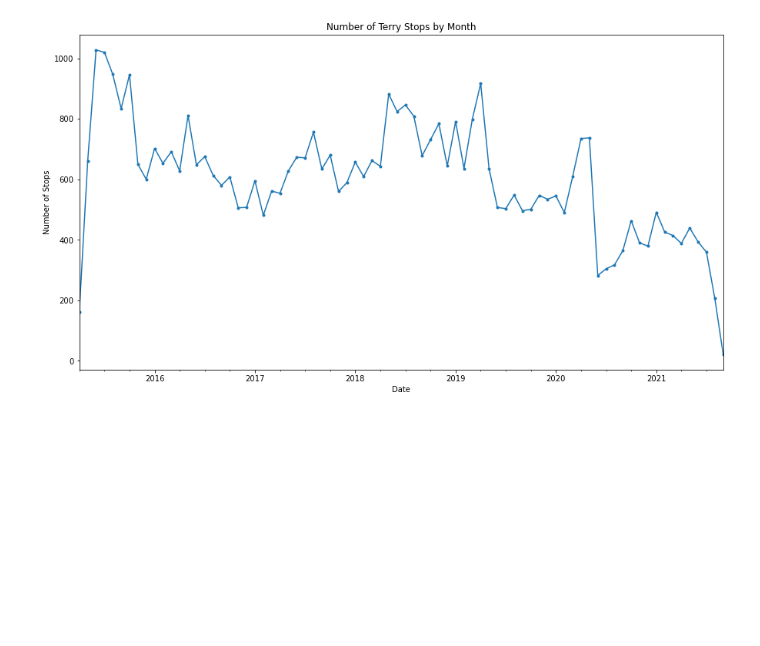
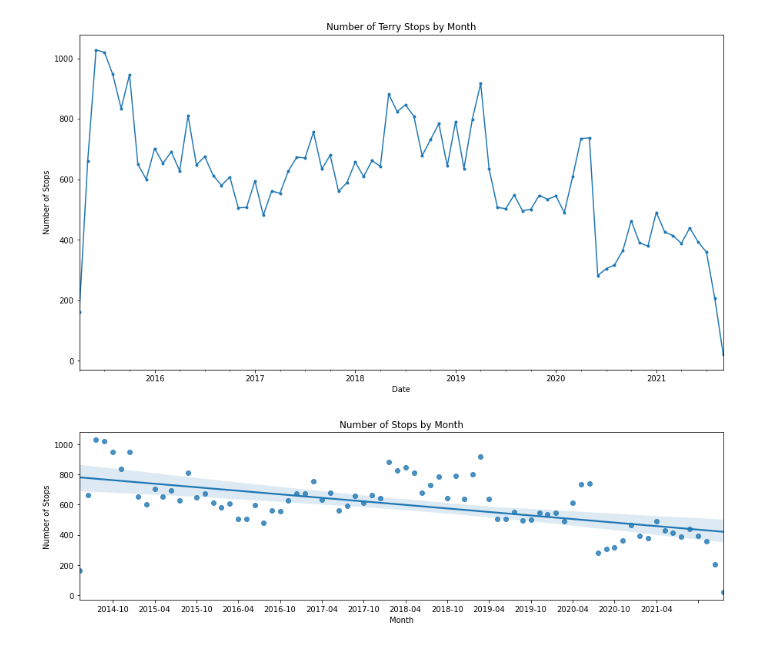
Before and after one commit to letruong711/Terry_Stop_Frisk, a Jupyter notebook: Data Exploration.ipynb, the cells around one changed output. Drawn from its saved outputs; the diff is of its cells as text; code cells hidden in the pictures; blank space fills up the shorter version.

```diff
--- a/Data Exploration.ipynb
+++ b/Data Exploration.ipynb
@@ -33,3 +33,23 @@ plt.ylabel('Number of Stops')
 # %% [output]
 Text(0, 0.5, 'Number of Stops')
 [figure]
+# %%
+import matplotlib.ticker as ticker
+
+y = df.values
+x = np.linspace(1, len(y), num = len(y))
+
+plt.figure(figsize = (15,4))
+ax = plt.subplot(1,1,1)
+p = sns.regplot(x, y)
+
+ax.xaxis.set_major_locator(ticker.MultipleLocator(5))
+dates = pd.date_range(start= '2014-04-30', end = "2021-09-30", freq = '6M')
+dates = [d.strftime('%Y-%m') for d in dates]
+ax = ax.set_xticklabels(dates)
+
+plt.title('Number of Stops by Month')
+plt.xlabel('Month')
+plt.ylabel('Number of Stops');
+# %% [output]
+[figure, added]
```
